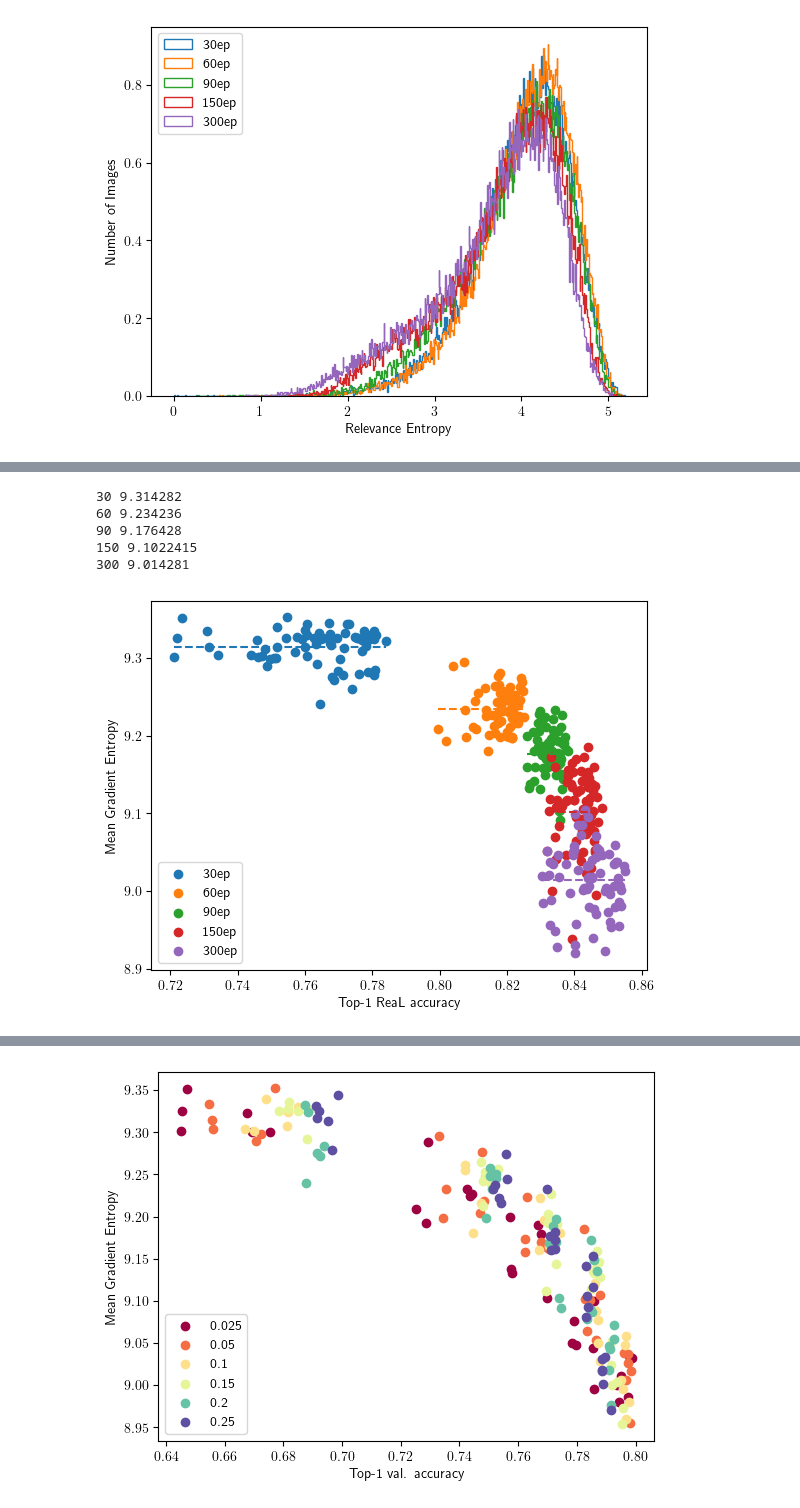
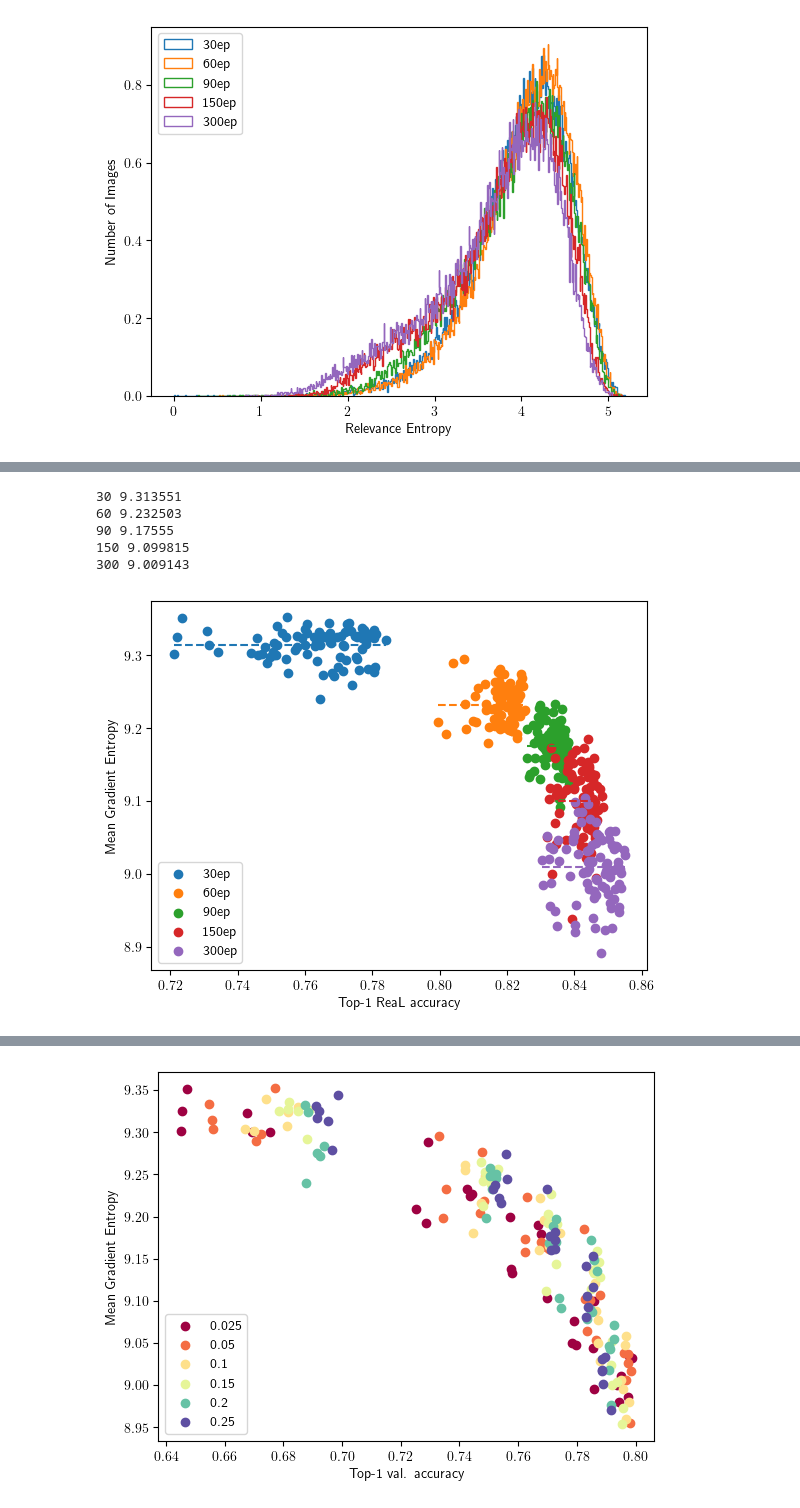
Before and after one commit to EIFY/mup-vit, a Jupyter notebook: notebooks/sweep_eval.ipynb, the cells around one changed output, grey strips where cells are left out. Saved outputs shown, nothing was run; the diff lists cells and outputs as text; code cells hidden in the pictures.

```diff
--- a/notebooks/sweep_eval.ipynb
+++ b/notebooks/sweep_eval.ipynb
@@ -239,7 +239,7 @@ tow truck
 hair spray
 # %%
 for run in sorted(os.listdir(ROOT)):
-    if os.path.isdir(os.path.join(ROOT, run)):
+    if "better-baseline-" in run and os.path.isdir(os.path.join(ROOT, run)):
         ds = torch_ds()
         real_labels = RealLabelsImagenet(filenames, raw_real_labels)
         eval_best(os.path.join(ROOT, run), ds, real_labels, device)
@@ -368,15 +368,15 @@ plt.show()
 # %%
 import numpy as np
 import matplotlib.pyplot as plt
-import os, json
+import os, json, itertools
+from scipy.stats import ttest_ind
 
-ROOT = "/home/jason-chou/Downloads/imagenet-runs/logs"
 epoch = [30, 60, 90, 150, 300]
 data = {ep: [] for ep in epoch}
 total = 0
 
 for run in sorted(os.listdir(ROOT)):
-    if os.path.isdir(p := os.path.join(ROOT, run)) and os.path.exists(val_ent_file := os.path.join(p, 'attn_entropy.npy')):
+    if os.path.isdir(p := os.path.join(ROOT, run)) and "better-baseline-" in run and os.path.exists(val_ent_file := os.path.join(p, 'attn_entropy.npy')):
         total += 1
         for ep in epoch:
             if str(ep) + 'ep' in run:
@@ -447,13 +447,12 @@ import os, json, statistics
 plt.rcParams['text.usetex'] = True
 plt.rcParams['font.size'] = 10
 
-ROOT = "/home/jason-chou/Downloads/imagenet-runs/logs"
 epoch = [30, 60, 90, 150, 300]
 data = {ep: [] for ep in epoch}
 total = 0
 
 for run in sorted(os.listdir(ROOT)):
-    if os.path.isdir(p := os.path.join(ROOT, run)) and os.path.exists(val_ent_file := os.path.join(p, 'cam_entropy.npy')):
+    if os.path.isdir(p := os.path.join(ROOT, run)) and "better-baseline-" in run and os.path.exists(val_ent_file := os.path.join(p, 'cam_entropy.npy')):
         total += 1
         for ep in epoch:
             if str(ep) + 'ep' in run:
@@ -527,7 +526,7 @@ epoch = [30, 60, 90, 150, 300]
 data = {ep: [] for ep in epoch}
 
 for run in os.listdir(ROOT):
-    if os.path.isdir(os.path.join(ROOT, run)):
+    if os.path.isdir(p := os.path.join(ROOT, run)) and "better-baseline-" in run:
         for ep in epoch:
             if str(ep) + 'ep' in run:
                 arr = np.load(os.path.join(ROOT, run, 'val_entropy.npy'))
@@ -618,43 +631,43 @@ missing=0
 data = {ep: [] for ep in epoch}
 
 for run in os.listdir(ROOT):
-    if os.path.isdir(os.path.join(ROOT, run)):
+    if os.path.isdir(p := os.path.join(ROOT, run)) and "better-baseline-" in run:
         for ep in epoch:
             if str(ep) + 'ep' in run:
                 arr = np.load(os.path.join(ROOT, run, 'val_entropy.npy'))
                 if np.isnan(arr).any():
                     print(run, np.sum(np.isnan(arr)))
                 path = os.path.join(ROOT, run, "acc.json")
                 with open(path) as f:
                     d = json.load(f)
                 data[ep].append((d['best_real_acc1'], np.mean(arr)))
                 break
 for ep, seq in data.items():
     x, y = zip(*seq)
     plt.scatter(x, y, label=f"{ep}ep")
 
 prop_cycle = plt.rcParams['axes.prop_cycle']
 colors = prop_cycle.by_key()['color']
 
 for (ep, seq), color in zip(data.items(), colors):
     x, y = zip(*seq)
     y_bar = statistics.mean(y)
     plt.hlines(y=y_bar, xmin=min(x), xmax=max(x),
                color=color, linestyle='dashed')
     print(ep, y_bar)
 
 plt.legend(loc="lower left")
 plt.xlabel("Top-1 ReaL accuracy")
 plt.ylabel("Mean Gradient Entropy")
 plt.savefig("grad_entropy_vs_real_acc.png")
 plt.show()
 # %% [output]
-30 9.314282
-60 9.234236
-90 9.176428
-150 9.1022415
-300 9.014281
+30 9.313551
+60 9.232503
+90 9.17555
+150 9.099815
+300 9.009143
-[figure, old version]
+[figure, new version]
 # %%
 import itertools, os, json
 from scipy.stats import ttest_ind
```
Also changed, not shown: parts of 27 cells of this notebook, 1 other file.
